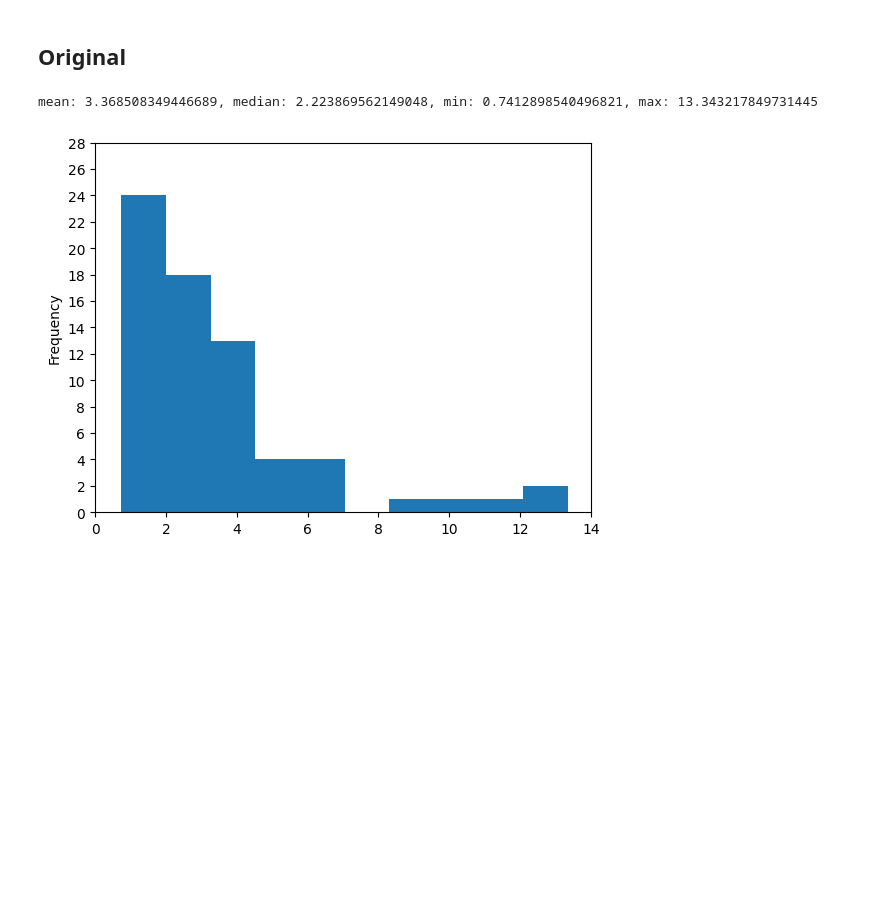
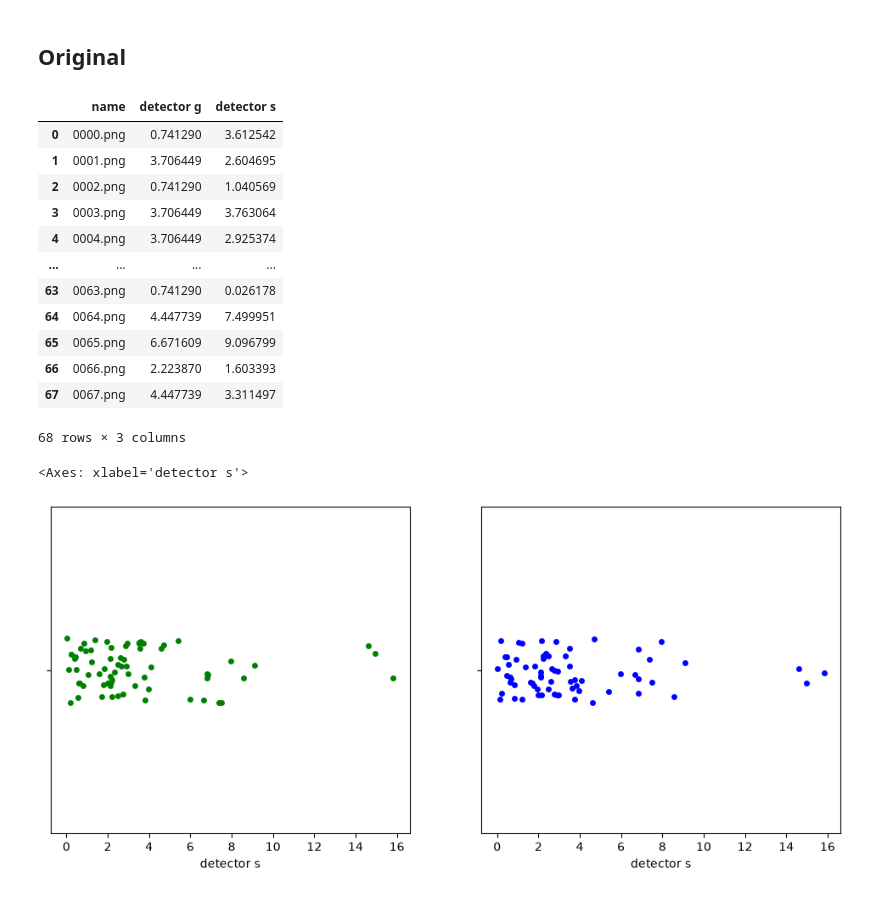
Before and after one commit to chaosmagnvm/Image-auto-denoising, a Jupyter notebook: notebooks/stats.ipynb, the cells around one changed output. Cells and saved outputs as stored; diff of their text form; code cells hidden in the pictures; blank space fills up the shorter version.

```diff
--- a/notebooks/stats.ipynb
+++ b/notebooks/stats.ipynb
@@ -51,14 +45,8 @@ mean: 22.838268532472497, median: 22.9799861907959, min: 15.567087173461914, max
 import numpy as np
 import pandas as pd
 import matplotlib.pyplot as plt
+import seaborn as sns
 import json
-
-def std_stats(df, std):
-    mask = df["std"]==std
-    tmp = df[mask].copy()
-    max_mask = tmp['b'] >= tmp['b'].max()
-    min_mask = tmp['b'] <= tmp['b'].min()
-    print(f"for std={std}:", tmp[max_mask | min_mask])
 
 def create_df(std):
     df = pd.read_json("../analysis/blur.json")
@@ -68,12 +56,11 @@ def create_df(std):
     df_std = df[mask]
     return df_std
 
-df = pd.read_json("../analysis/blur.json")
-df = df.sort_values("name")
-df = df.reset_index(drop=True)
-
 std = 2
 df2 = create_df(std)
-df2['b'].plot.hist()
-plt.show()
+display(df2)
+
+fig, axes = plt.subplots(1,2, figsize=(12, 5))
+sns.stripplot(data=df2, x='b', color="green", ax=axes[0])
+sns.stripplot(data=df2, x='b', color="blue", ax=axes[1])
 # %% [output]
@@ -133,41 +124,35 @@ mean: 33.4891556376479, median: 33.6058010091557, min: 30.87676127774033, max: 4
 # %%
 import numpy as np
 import pandas as pd
 import matplotlib.pyplot as plt
+import seaborn as sns
 import json
-
-def stats(df, type = 's'):
-    print(f"mean: {df[f'detector {type}'].mean()}, median: {df[f'detector {type}'].median()}, ", end='')
-    print(f"min: {df[f'detector {type}'].min()}, max: {df[f'detector {type}'].max()}")
 
 def create_df():
     df = pd.read_json("../analysis/src.json")
     df = df.sort_values('name')
     df = df.reset_index(drop=True)
     return df
 
-def extreme_values(df, minimum = None, maximum = None, type = 's'):
-    if minimum is None:
-        minimum = df[f'detector {type}'].min()
-    if maximum is None:
-        maximum = df[f'detector {type}'].max()
-    max_mask = df[f'detector {type}'] >= maximum
-    min_mask = df[f'detector {type}'] <= minimum
-    print(df[max_mask | min_mask])
+df = create_df()
+display(df)
 
-def detector_hist(df, type='s'):
-    df[f'detector {type}'].plot.hist()
-    plt.xticks(np.arange(int(df[f'detector {type}'].min()), df[f'detector {type}'].max()+1, 2))
-    plt.yticks(np.arange(0, 30, 2))
-    plt.show()
-
-def detector_plot(df):
-    df.plot(x='name', y='detector s')
-    plt.show()
-
-df = create_df()
-stats(df, "g")
-detector_hist(df, "g")
+fig, axes = plt.subplots(1,2, figsize=(12, 5))
+sns.stripplot(data=df, x='detector s', color="green", ax=axes[0])
+sns.stripplot(data=df, x='detector s', color="blue", ax=axes[1])
 # %% [output]
+|  | name | detector g | detector s |
+| 0 | 0000.png | 0.741290 | 3.612542 |
+| 1 | 0001.png | 3.706449 | 2.604695 |
+| 2 | 0002.png | 0.741290 | 1.040569 |
+| 3 | 0003.png | 3.706449 | 3.763064 |
+| 4 | 0004.png | 3.706449 | 2.925374 |
+| ... | ... | ... | ... |
+| 63 | 0063.png | 0.741290 | 0.026178 |
+| 64 | 0064.png | 4.447739 | 7.499951 |
+| 65 | 0065.png | 6.671609 | 9.096799 |
+| 66 | 0066.png | 2.223870 | 1.603393 |
+| 67 | 0067.png | 4.447739 | 3.311497 |
-mean: 3.368508349446689, median: 2.223869562149048, min: 0.7412898540496821, max: 13.343217849731445
+68 rows × 3 columns
+<Axes: xlabel='detector s'>
-[figure, old version]
+[figure, new version]
```
Also changed, not shown: parts of 3 cells of this notebook.
